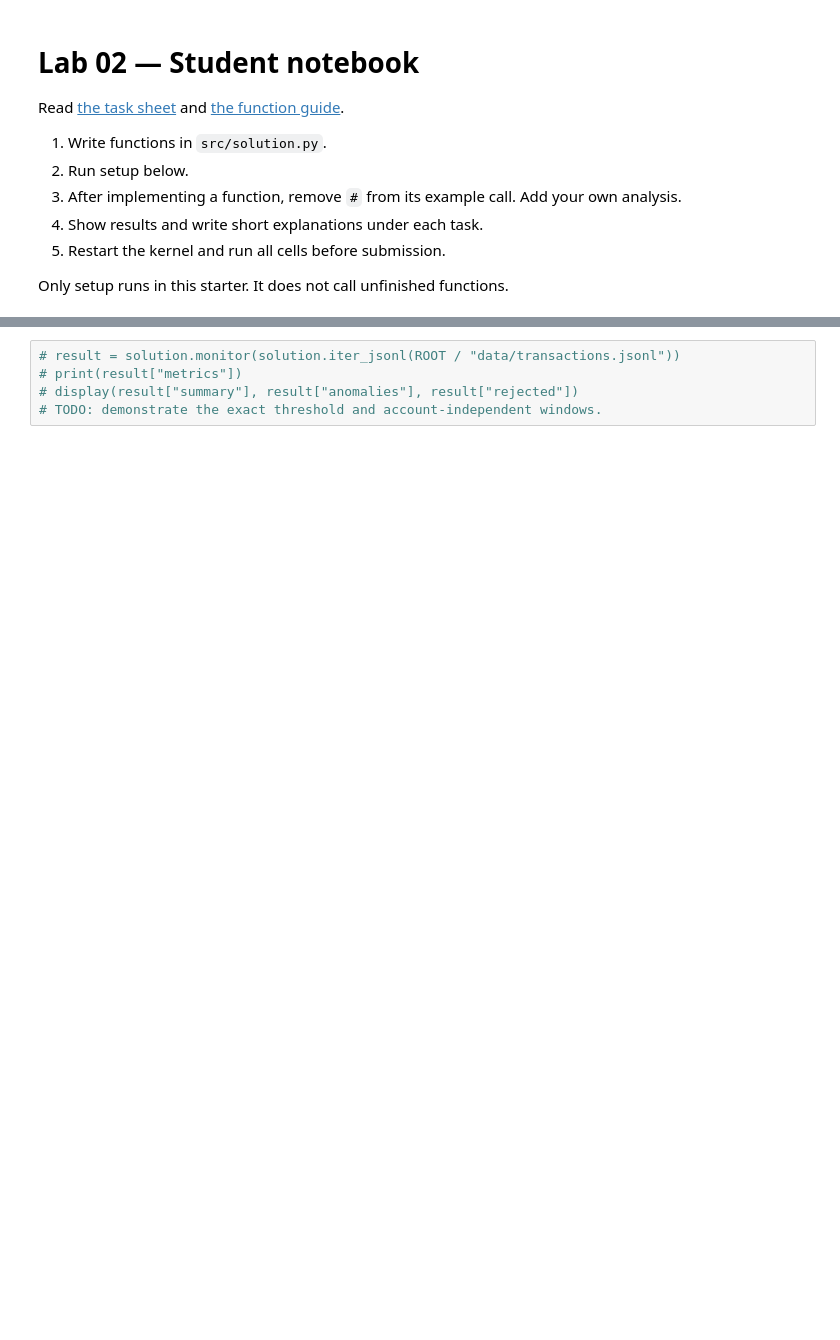
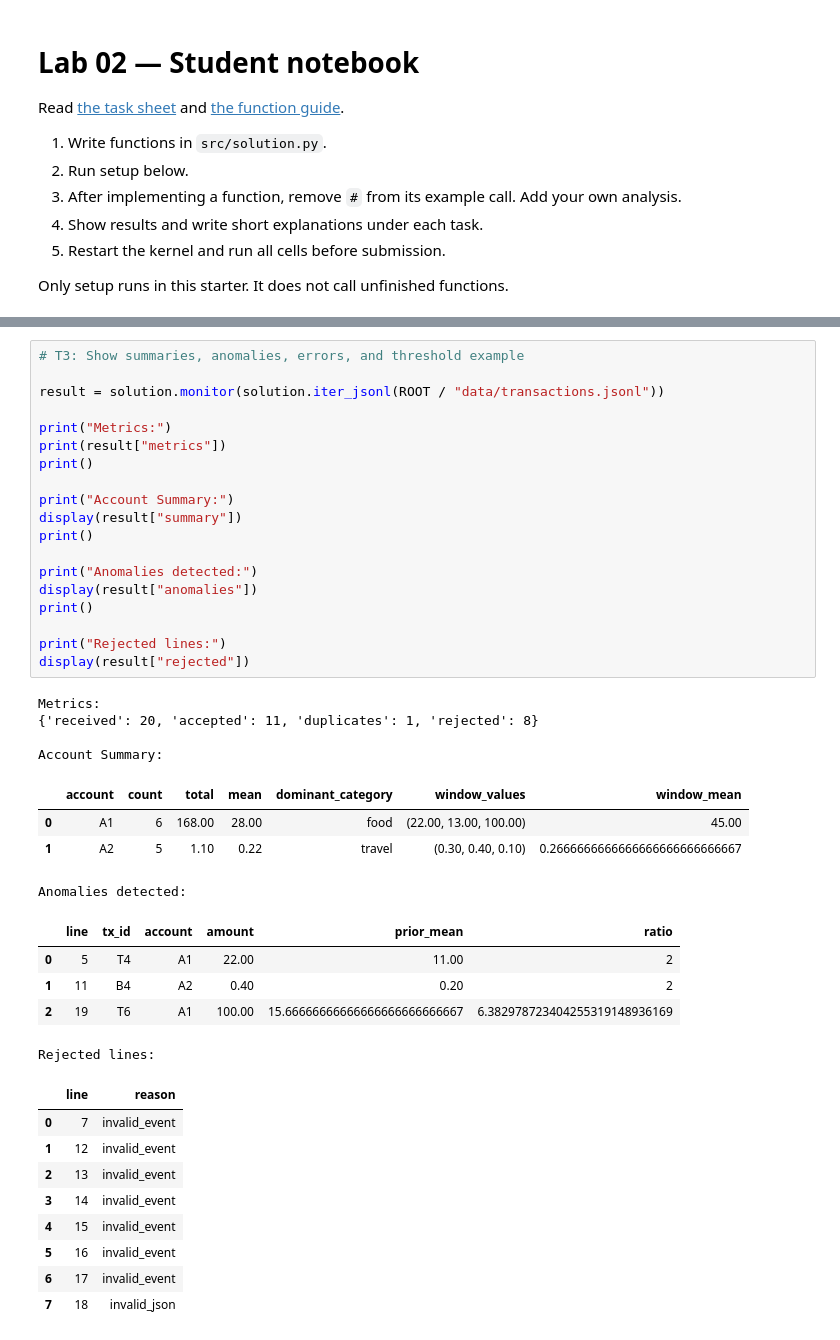
Before and after one commit to shakhzod-ucell/lab_02, a Jupyter notebook: notebooks/lab.ipynb, the cells around one changed output, grey strips where cells are left out. Drawn from its saved outputs; the diff is of its cells as text; blank space fills up the shorter version.

```diff
--- a/notebooks/lab.ipynb
+++ b/notebooks/lab.ipynb
@@ -76,5 +203,42 @@ print("Input:", ROOT/"data"/"transactions.jsonl")
 # %%
-# result = solution.monitor(solution.iter_jsonl(ROOT / "data/transactions.jsonl"))
-# print(result["metrics"])
-# display(result["summary"], result["anomalies"], result["rejected"])
-# TODO: demonstrate the exact threshold and account-independent windows.
+# T3: Show summaries, anomalies, errors, and threshold example
+
+result = solution.monitor(solution.iter_jsonl(ROOT / "data/transactions.jsonl"))
+
+print("Metrics:")
+print(result["metrics"])
+print()
+
+print("Account Summary:")
+display(result["summary"])
+print()
+
+print("Anomalies detected:")
+display(result["anomalies"])
+print()
+
+print("Rejected lines:")
+display(result["rejected"])
+# %% [output]
+Metrics:
+{'received': 20, 'accepted': 11, 'duplicates': 1, 'rejected': 8}
+
+Account Summary:
+|  | account | count | total | mean | dominant_category | window_values | window_mean |
+| 0 | A1 | 6 | 168.00 | 28.00 | food | (22.00, 13.00, 100.00) | 45.00 |
+| 1 | A2 | 5 | 1.10 | 0.22 | travel | (0.30, 0.40, 0.10) | 0.2666666666666666666666666667 |
+Anomalies detected:
+|  | line | tx_id | account | amount | prior_mean | ratio |
+| 0 | 5 | T4 | A1 | 22.00 | 11.00 | 2 |
+| 1 | 11 | B4 | A2 | 0.40 | 0.20 | 2 |
+| 2 | 19 | T6 | A1 | 100.00 | 15.66666666666666666666666667 | 6.382978723404255319148936169 |
+Rejected lines:
+|  | line | reason |
+| 0 | 7 | invalid_event |
+| 1 | 12 | invalid_event |
+| 2 | 13 | invalid_event |
+| 3 | 14 | invalid_event |
+| 4 | 15 | invalid_event |
+| 5 | 16 | invalid_event |
+| 6 | 17 | invalid_event |
+| 7 | 18 | invalid_json |
```
Also changed, not shown: parts of 17 cells of this notebook, 10 other files.
